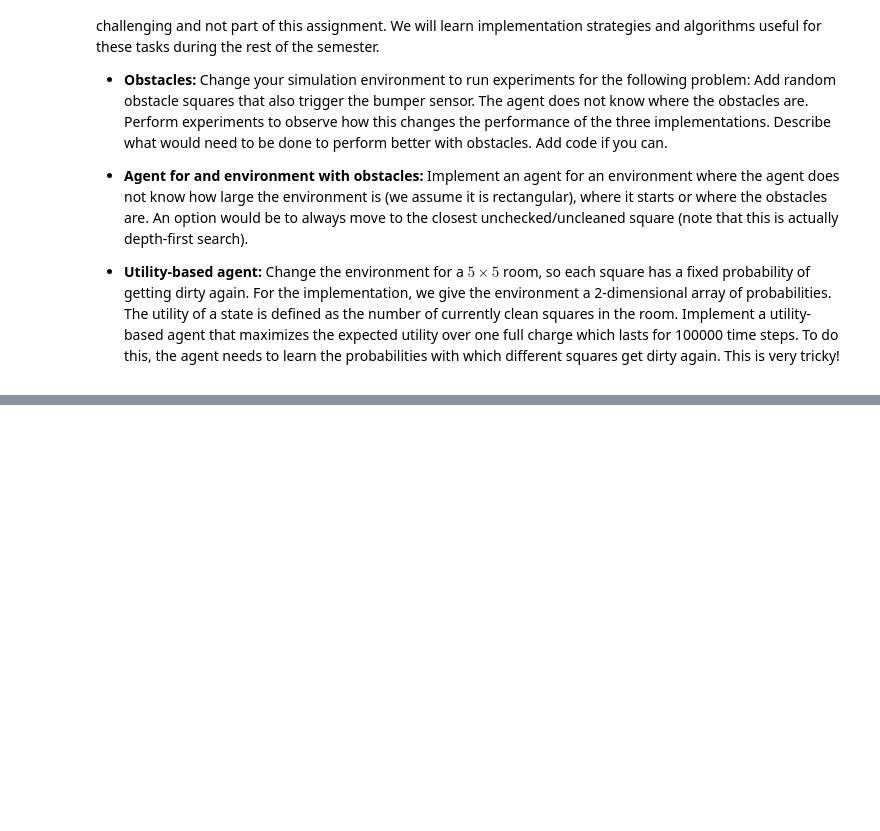
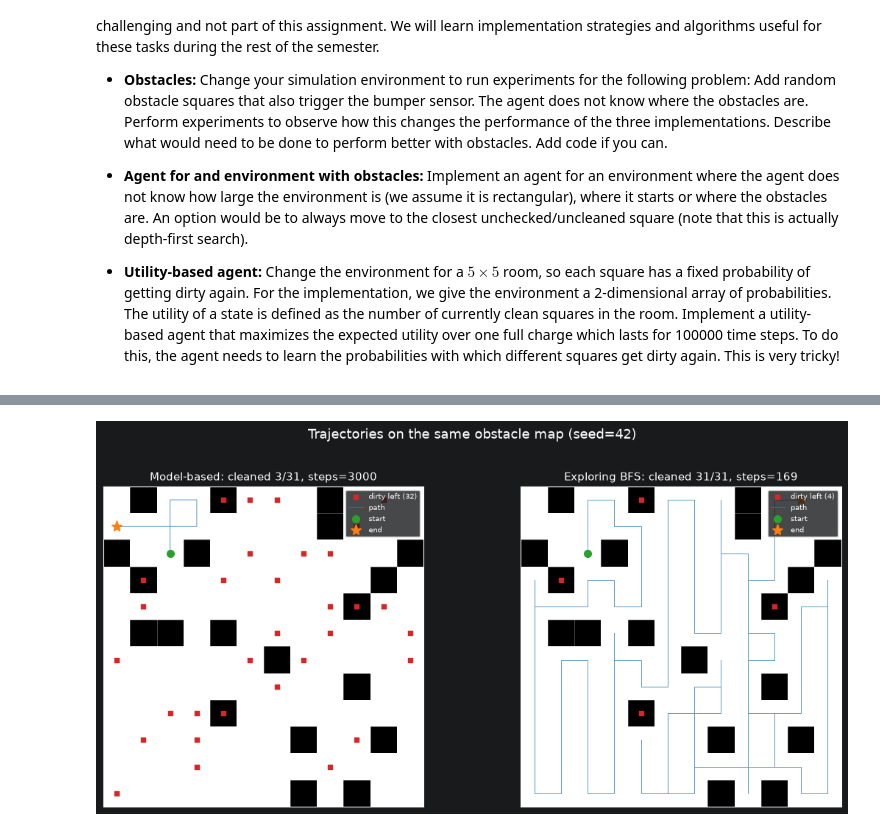
Before and after one commit to Huyyy23/SGU-TriTueNhanTaoNangCao, a Jupyter notebook: lab01 - Agent/robot_vacuum.ipynb, the cells around one changed output, grey strips where cells are left out. Cells and saved outputs as stored; diff of their text form; code cells hidden in the pictures; blank space fills up the shorter version.

```diff
--- a/lab01 - Agent/robot_vacuum.ipynb
+++ b/lab01 - Agent/robot_vacuum.ipynb
@@ -1636,0 +2807,62 @@ If the assignment was to easy for you then you can think about the following pro
+# %%
+# ============================================================
+# BIỂU ĐỒ 3: TRAJECTORY MAP (CÙNG 1 MAP, CÙNG SEED)
+# ============================================================
+# Cho thấy rõ vì sao model-based bỏ sót vùng sau obstacle,
+# còn exploring BFS phủ kín toàn bộ vùng reachable.
+
+def plot_trajectory(ax, trace, obstacles, title):
+    """Vẽ obstacle (đen), ô bẩn còn sót (đỏ), quỹ đạo (xanh)."""
+    n = obstacles.shape[0]
+
+    ax.imshow(obstacles, cmap="Greys", vmin=0, vmax=1,
+              interpolation="nearest")
+
+    # Ô bẩn còn lại sau khi kết thúc
+    dr, dc = np.where(trace["room"] == 1)
+    ax.scatter(dc, dr, s=20, color="#d62728", marker="s",
+               label=f"dirty left ({len(dr)})")
+
+    path = np.array(trace["positions"])
+    ax.plot(path[:, 1], path[:, 0], "-", lw=0.7,
+            color="#1f77b4", alpha=0.75, label="path")
+    ax.plot(path[0, 1], path[0, 0], "o", ms=7,
+            color="#2ca02c", label="start")
+    ax.plot(path[-1, 1], path[-1, 0], "*", ms=11,
+            color="#ff7f0e", label="end")
+
+    ax.set_title(title, fontsize=11)
+    ax.set_xticks(np.arange(-0.5, n, 1), minor=True)
+    ax.set_yticks(np.arange(-0.5, n, 1), minor=True)
+    ax.grid(which="minor", color="white", lw=0.4, alpha=0.5)
+    ax.tick_params(which="both", bottom=False, left=False,
+                   labelbottom=False, labelleft=False)
+    ax.legend(fontsize=7, loc="upper right")
+
+
+# Tạo MỘT map cố định để so sánh công bằng
+room0, obs0, start0 = make_room_with_obstacles(
+    n=12, p_dirty=0.2, p_obstacle=0.15, seed=42
+)
+
+trace_agents = ["Model-based", "Exploring BFS"]
+traces = {}
+for name in trace_agents:
+    agent = get_sweep_agent(name)
+    traces[name] = run_with_trace(agent, room0, obs0, start0, max_steps=3000)
+
+fig, axes = plt.subplots(1, 2, figsize=(11.5, 5.4))
+for ax, name in zip(axes, trace_agents):
+    tr = traces[name]
+    cleaned = tr["initial_dirty"] - tr["remaining_dirty"]
+    plot_trajectory(
+        ax, tr, obs0,
+        f"{name}: cleaned {cleaned}/{tr['initial_dirty']}, "
+        f"steps={tr['steps']}"
+    )
+
+plt.suptitle("Trajectories on the same obstacle map (seed=42)", fontsize=13)
+plt.tight_layout(rect=[0, 0, 1, 0.95])
+plt.show()
+# %% [output]
+[figure, added]
```
Also changed, not shown: parts of 25 cells of this notebook.
